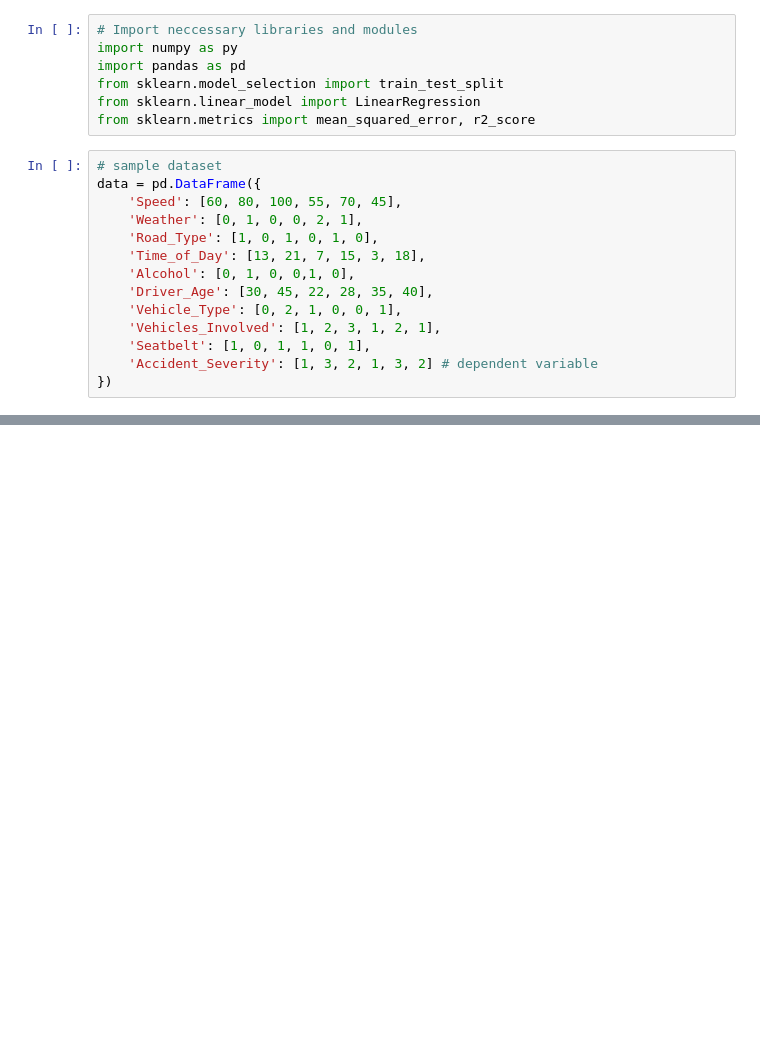
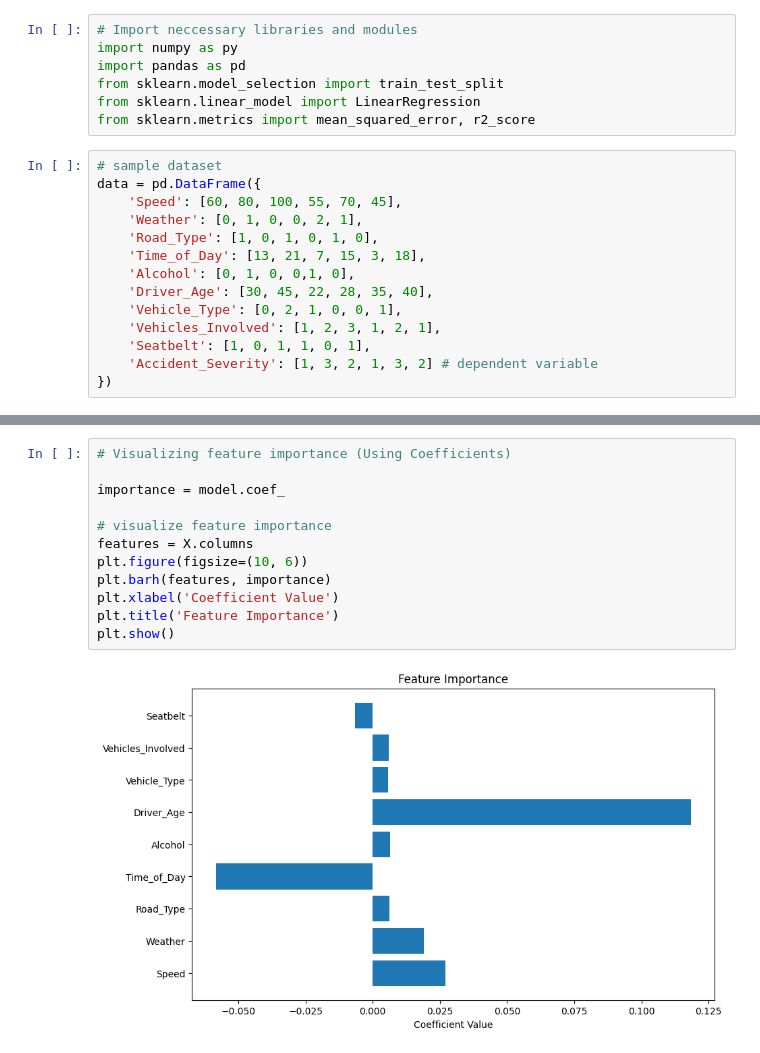
Before and after one commit to Giathi-Daniel/Data-Science, a Jupyter notebook: Road Accident Severity Prediction.ipynb, the cells around one changed output, grey strips where cells are left out. Cells and saved outputs as stored; diff of their text form; blank space fills up the shorter version.

```diff
--- a/Road Accident Severity Prediction.ipynb
+++ b/Road Accident Severity Prediction.ipynb
@@ -23,0 +83,14 @@ data = pd.DataFrame({
+# %%
+# Visualizing feature importance (Using Coefficients)
+
+importance = model.coef_
+
+# visualize feature importance
+features = X.columns
+plt.figure(figsize=(10, 6))
+plt.barh(features, importance)
+plt.xlabel('Coefficient Value')
+plt.title('Feature Importance')
+plt.show()
+# %% [output]
+[figure, added]
```
Also changed, not shown: parts of 10 cells of this notebook.
